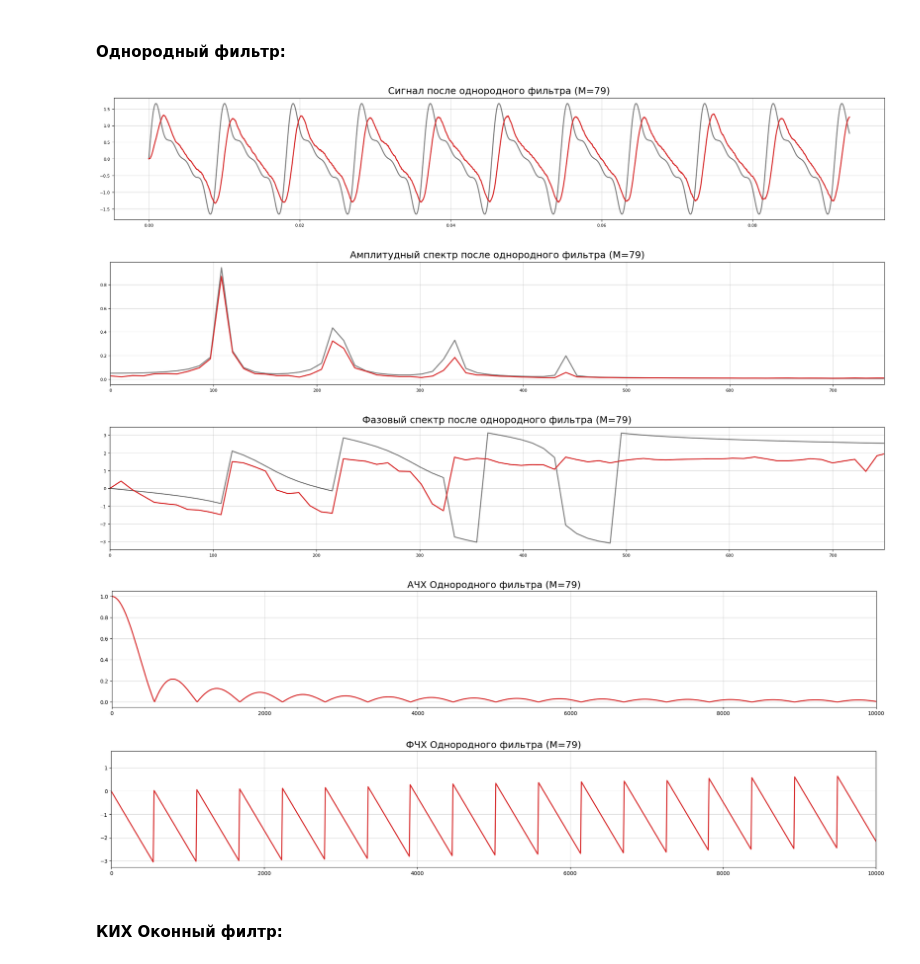
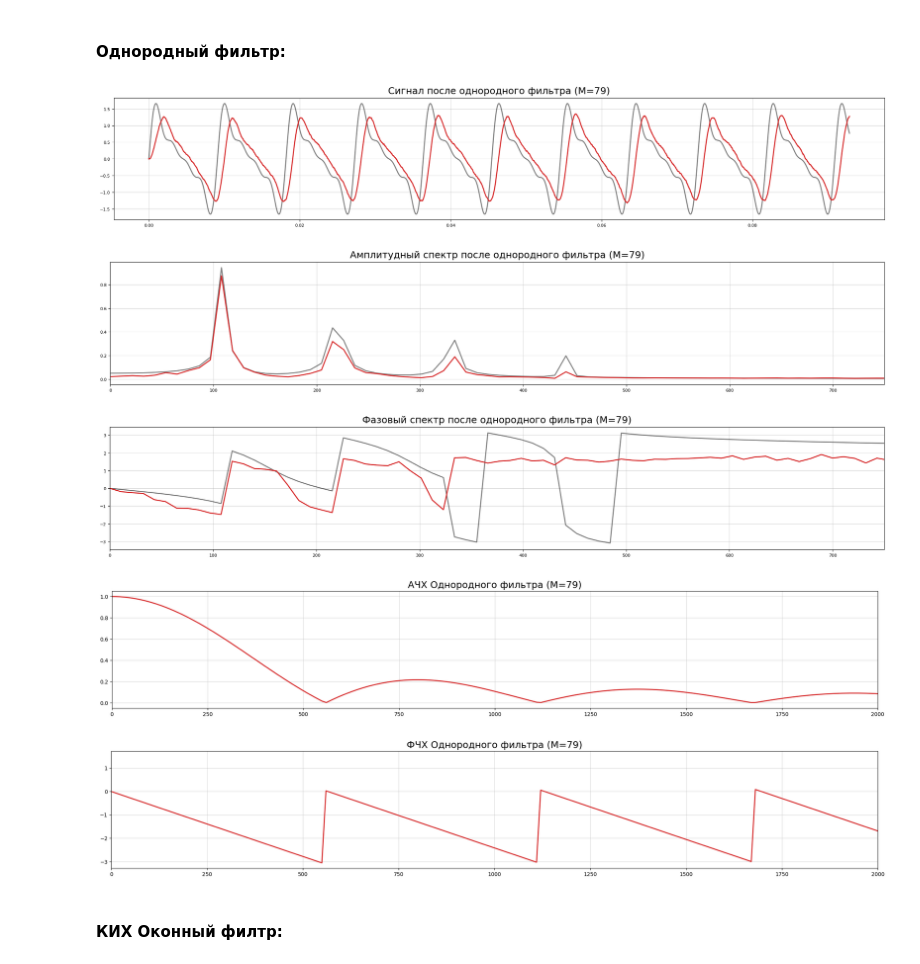
Before and after one commit to Phoug/DSaIP, a Jupyter notebook: lab02.ipynb, the cells around one changed output. Drawn from its saved outputs; the diff is of its cells as text; code cells hidden in the pictures.

```diff
--- a/lab02.ipynb
+++ b/lab02.ipynb
@@ -85,50 +189,34 @@ draw_comparison_plot(freq[:N_plot//2], phase, phase_noisy, "x(t) Фазовый
 #### Однородный фильтр:
 # %%
 M = 79
+
 x_padded = np.pad(x_noisy, (M, 0), mode='constant')
 y_filtered = np.zeros_like(x_padded)
 
 for n in range(M, len(x_padded)):
     y_filtered[n] = y_filtered[n-1] + (x_padded[n] - x_padded[n-M]) / M
 
 y_final = y_filtered[M:]
-Y_fft = fft(y_final)
+Y_fft = my_fft(y_final)
 mag_filtered = 2 * np.abs(Y_fft[:N_plot//2]) / N_plot
 phase_filtered = np.angle(Y_fft[:N_plot//2])
 
 h = np.ones(M) / M
-w, h_freq = signal.freqz(h, worN=N_plot//2)
+w, h_freq = freqz(h, worN=N_plot//2)
 response_mag = np.abs(h_freq)
 response_phase = np.angle(h_freq)
 freq_hz = w * fs / (2 * np.pi)
 
-def draw_characteristics(f, m, p, title_m, title_p, x_lim=10000):
-    plt.figure(figsize=(22, 4), facecolor='white')
-    plt.plot(f, m, color='tab:red', linewidth=2)
-    plt.title(title_m, fontsize=18)
-    plt.grid(True, alpha=0.5)
-    plt.xlim(0, x_lim)
-    plt.subplots_adjust(left=0.04, right=0.96)
-    plt.show()
-
-    plt.figure(figsize=(22, 4), facecolor='white')
-    plt.plot(f, p, color='tab:red', linewidth=2)
-    plt.title(title_p, fontsize=18)
-    plt.grid(True, alpha=0.5)
-    plt.xlim(0, x_lim)
-    plt.subplots_adjust(left=0.04, right=0.96)
-    plt.show()
-
 draw_comparison_plot(t_plot, x, y_final, f"Сигнал после однородного фильтра (M={M})")
 draw_comparison_plot(freq[:N_plot//2], mag, mag_filtered, f"Амплитудный спектр после однородного фильтра (M={M})", x_lim=750)
 draw_comparison_plot(freq[:N_plot//2], phase, phase_filtered, f"Фазовый спектр после однородного фильтра (M={M})", x_lim=750)
-draw_characteristics(freq_hz, response_mag, response_phase, f"АЧХ Однородного фильтра (M={M})", f"ФЧХ Однородного фильтра (M={M})", x_lim=10000)
+draw_characteristics(freq_hz, response_mag, response_phase, f"АЧХ Однородного фильтра (M={M})", f"ФЧХ Однородного фильтра (M={M})", x_lim=2000)
 # %% [output]
 [figure]
 [figure]
-[figure, old version]
+[figure, new version]
-[figure, old version]
+[figure, new version]
-[figure, old version]
+[figure, new version]
 # %% [markdown]
 #### КИХ Оконный филтр:
 # %%
```
Also changed, not shown: parts of 7 cells of this notebook.
